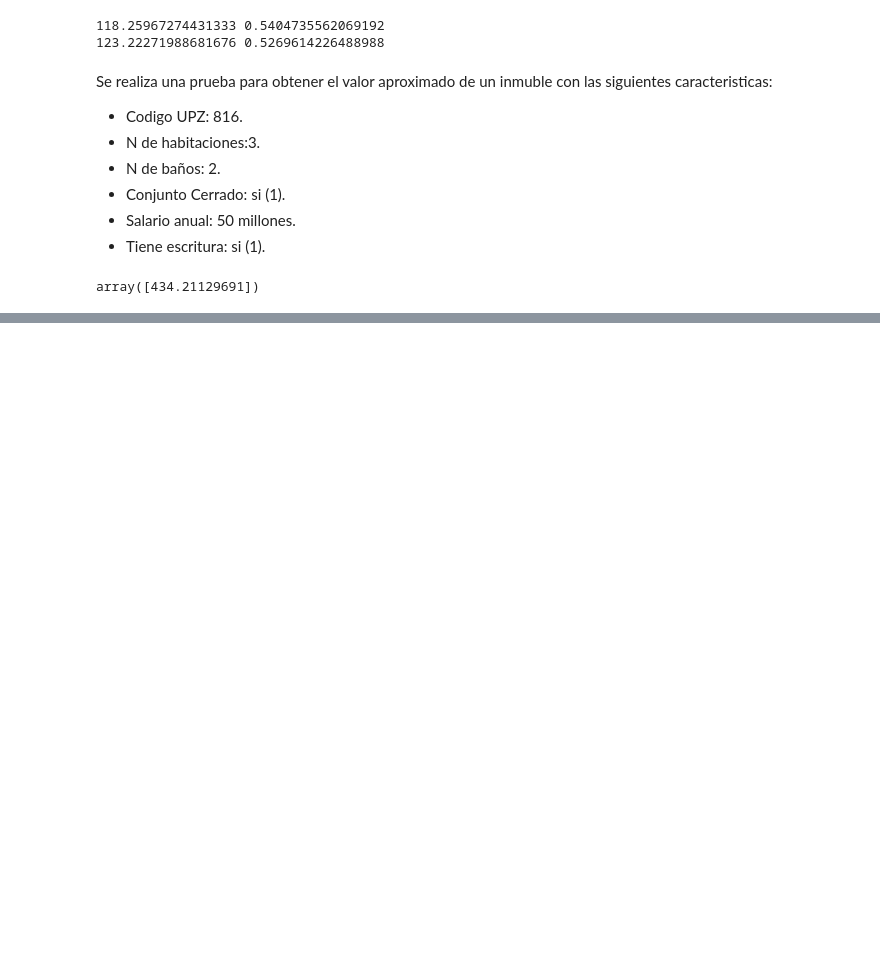
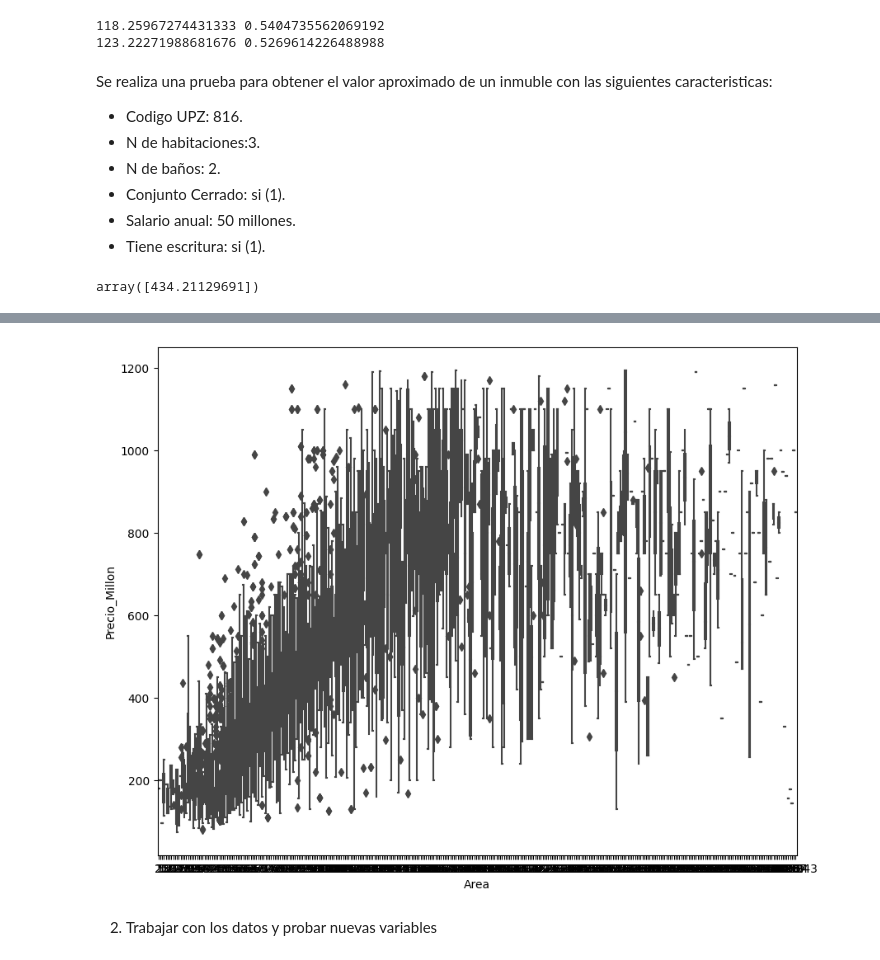
Before and after one commit to Jesalom/InmersionDeDatos, a Jupyter notebook: INMERSION_DATOS_PROYECTO_FINAL.ipynb, the cells around one changed output, grey strips where cells are left out. Cells and saved outputs as stored; diff of their text form; code cells hidden in the pictures; blank space fills up the shorter version.

```diff
--- a/INMERSION_DATOS_PROYECTO_FINAL.ipynb
+++ b/INMERSION_DATOS_PROYECTO_FINAL.ipynb
@@ -1311,0 +1337,8 @@ array([434.21129691])
+# %%
+plt.figure(figsize=(10,8))
+sns.boxplot(data=datos_ml, x = 'Area',y = 'Precio_Millon')
+plt.show()
+# %% [output]
+[figure, added]
+# %% [markdown]
+2. Trabajar con los datos y probar nuevas variables
```
Also changed, not shown: parts of 23 cells of this notebook.
